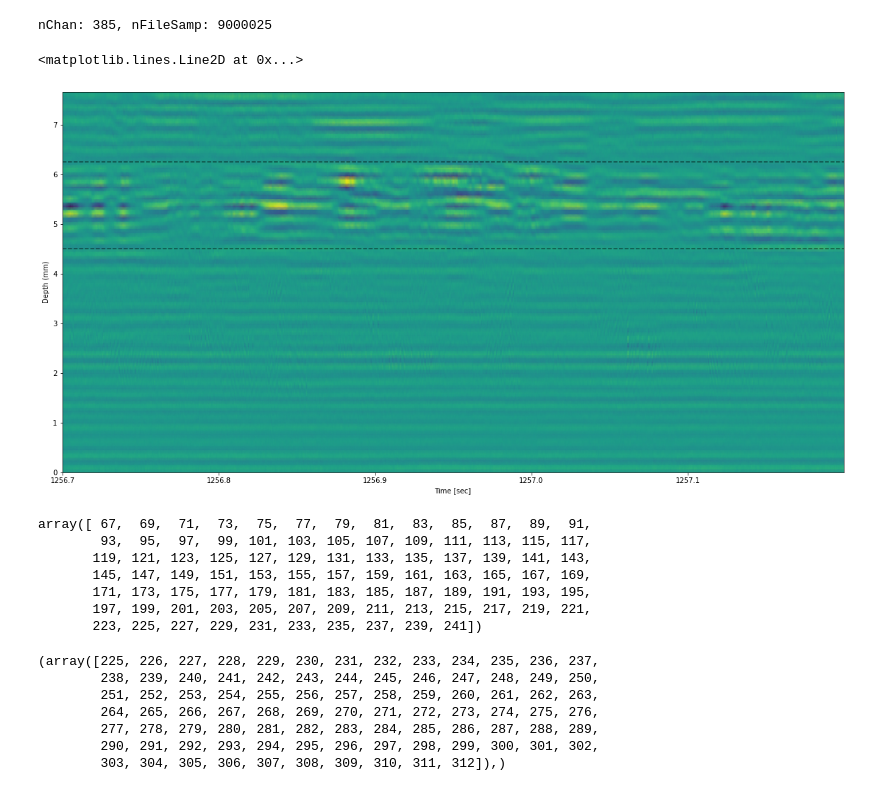
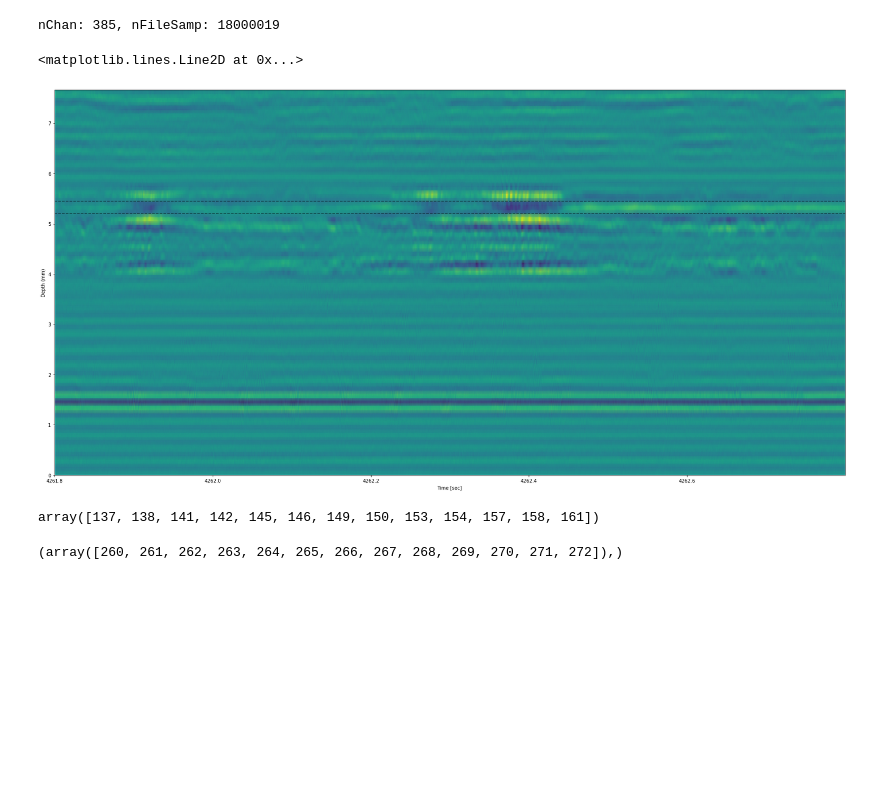
Before and after one commit to CSC-UW/ecephys, a Jupyter notebook: ecephys/notebooks/CSD.ipynb, the cells around one changed output. Drawn from its saved outputs; the diff is of its cells as text; code cells hidden in the pictures; blank space fills up the shorter version.

```diff
--- a/ecephys/notebooks/CSD.ipynb
+++ b/ecephys/notebooks/CSD.ipynb
@@ -10,16 +10,16 @@ import matplotlib.pyplot as plt
 from ecephys.sglx_utils import load_timeseries
 from ecephys.graham import channel_groups, paths
 # %%
-condition = "BL"
-subject = "Eugene"
+condition = "SR"
+subject = "Doppio"
 
 # chans = channel_groups.CA1[subject]
 # chans = chans[0:11:2]
 chans = channel_groups.full[subject]
 bin_path = Path(paths.lfp_bin[condition][subject])
-(times, sig, fs) = load_timeseries(bin_path, chans, start_time=(1256.7), end_time=(1256.7 + 0.5))
+(times, sig, fs) = load_timeseries(bin_path, chans, start_time=(4261.8), end_time=(4261.8 + 1.0))
 # %% [output]
-nChan: 385, nFileSamp: 9000025
+nChan: 385, nFileSamp: 18000019
 # %%
 # from ecephys.signal.ripples import apply_ripple_filter
 # sig_filt = apply_ripple_filter(sig, fs)
@@ -54,32 +36,20 @@ est_csd = k.values('CSD')
 # %%
 import matplotlib.cm as cm
 
-_, ax = plt.subplots(figsize=(20, 10))
+_, ax = plt.subplots(figsize=(30, 15))
 ax.pcolormesh(times, k.estm_x, est_csd, shading="gouraud")
 ax.set_xlabel("Time [sec]")
 ax.set_ylabel("Depth (mm)")
-ax.axhline(6.25, alpha=0.5, color='k', linestyle="--")
-ax.axhline(4.5, alpha=0.5, color='k', linestyle="--")
+ax.axhline(5.45, alpha=0.5, color='k', linestyle="--")
+ax.axhline(5.20, alpha=0.5, color='k', linestyle="--")
 # %% [output]
 <matplotlib.lines.Line2D at 0x...>
-[figure, old version]
+[figure, new version]
 # %%
-chans[np.logical_and(ele_pos >= 4.5, ele_pos <= 6.25).flatten()]
+chans[np.logical_and(ele_pos >= 5.2, ele_pos <= 5.45).flatten()]
 # %% [output]
-array([ 67,  69,  71,  73,  75,  77,  79,  81,  83,  85,  87,  89,  91,
-        93,  95,  97,  99, 101, 103, 105, 107, 109, 111, 113, 115, 117,
-       119, 121, 123, 125, 127, 129, 131, 133, 135, 137, 139, 141, 143,
-       145, 147, 149, 151, 153, 155, 157, 159, 161, 163, 165, 167, 169,
-       171, 173, 175, 177, 179, 181, 183, 185, 187, 189, 191, 193, 195,
-       197, 199, 201, 203, 205, 207, 209, 211, 213, 215, 217, 219, 221,
-       223, 225, 227, 229, 231, 233, 235, 237, 239, 241])
+array([137, 138, 141, 142, 145, 146, 149, 150, 153, 154, 157, 158, 161])
 # %%
-np.where(np.logical_and(ele_pos >= 4.5, ele_pos <= 6.25).flatten())
+np.where(np.logical_and(ele_pos >= 5.2, ele_pos <= 5.45).flatten())
 # %% [output]
-(array([225, 226, 227, 228, 229, 230, 231, 232, 233, 234, 235, 236, 237,
-        238, 239, 240, 241, 242, 243, 244, 245, 246, 247, 248, 249, 250,
-        251, 252, 253, 254, 255, 256, 257, 258, 259, 260, 261, 262, 263,
-        264, 265, 266, 267, 268, 269, 270, 271, 272, 273, 274, 275, 276,
-        277, 278, 279, 280, 281, 282, 283, 284, 285, 286, 287, 288, 289,
-        290, 291, 292, 293, 294, 295, 296, 297, 298, 299, 300, 301, 302,
-        303, 304, 305, 306, 307, 308, 309, 310, 311, 312]),)
+(array([260, 261, 262, 263, 264, 265, 266, 267, 268, 269, 270, 271, 272]),)
```
Also changed, not shown: parts of 9 cells of this notebook, 4 other files.
